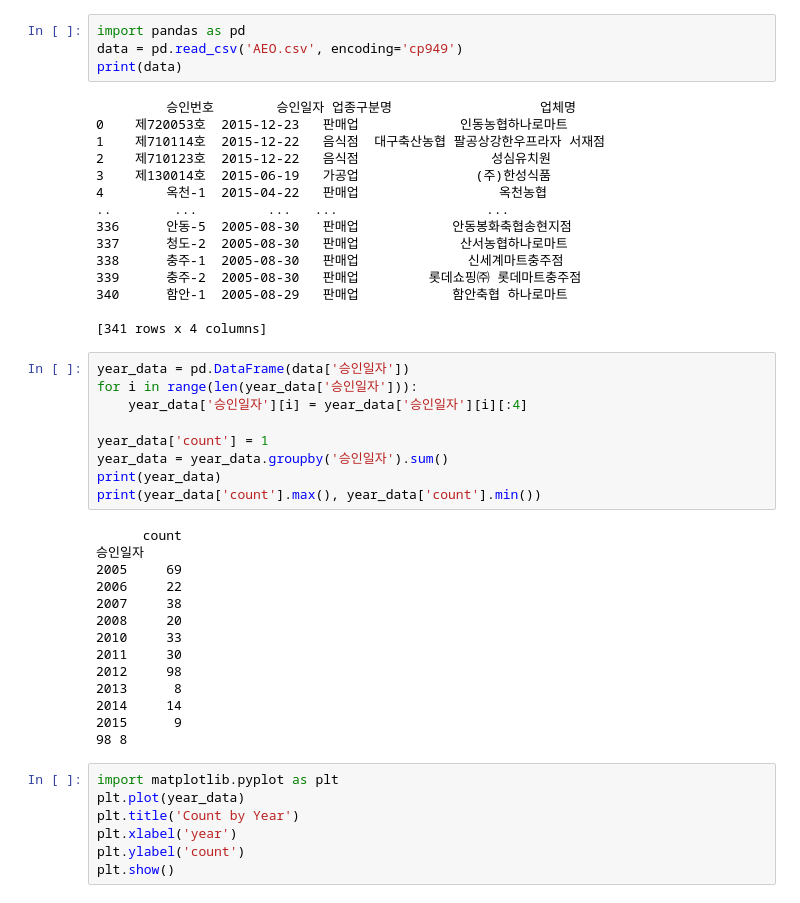
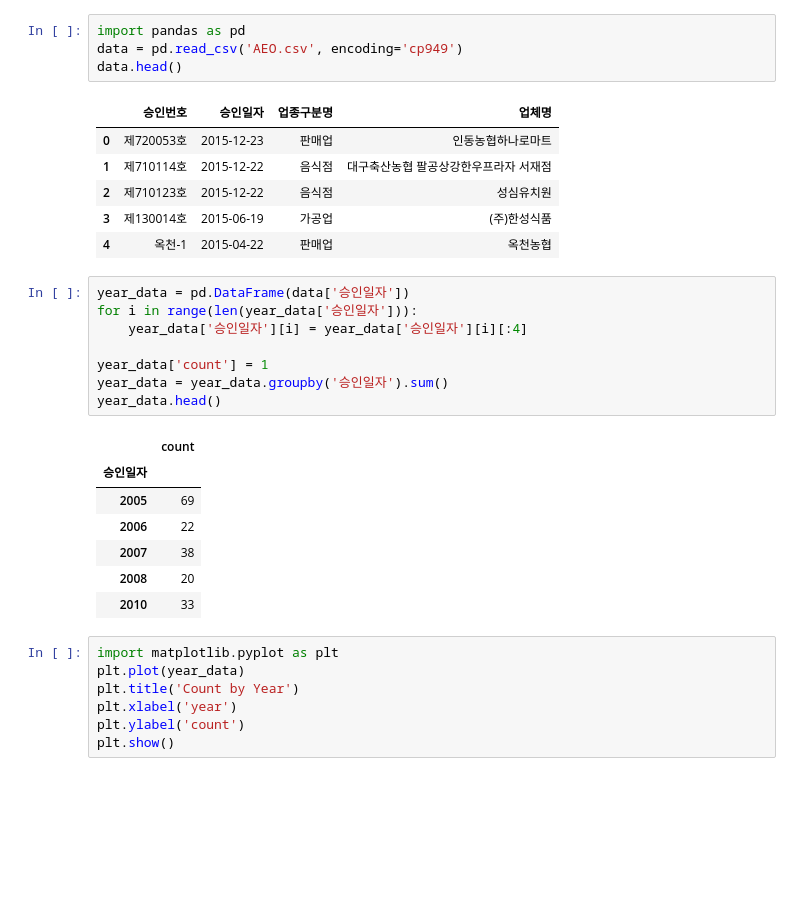
Before and after one commit to minseok-oh/open-data-analysis-python, a Jupyter notebook: Authorized-Economic-Operator/main.ipynb, the cells around one changed output. Saved outputs shown, nothing was run; the diff lists cells and outputs as text; blank space fills up the shorter version.

```diff
--- a/Authorized-Economic-Operator/main.ipynb
+++ b/Authorized-Economic-Operator/main.ipynb
@@ -20,22 +20,14 @@ Requirement already satisfied: six>=1.5 in c:\users\home\anaconda3\lib\site-pack
 # %%
 import pandas as pd
 data = pd.read_csv('AEO.csv', encoding='cp949')
-print(data)
+data.head()
 # %% [output]
-         승인번호        승인일자 업종구분명                   업체명
-0    제720053호  2015-12-23   판매업             인동농협하나로마트
-1    제710114호  2015-12-22   음식점  대구축산농협 팔공상강한우프라자 서재점
-2    제710123호  2015-12-22   음식점                 성심유치원
-3    제130014호  2015-06-19   가공업               (주)한성식품
-4        옥천-1  2015-04-22   판매업                  옥천농협
-..        ...         ...   ...                   ...
-336      안동-5  2005-08-30   판매업            안동봉화축협송현지점
-337      청도-2  2005-08-30   판매업             산서농협하나로마트
-338      충주-1  2005-08-30   판매업              신세계마트충주점
-339      충주-2  2005-08-30   판매업         롯데쇼핑㈜ 롯데마트충주점
-340      함안-1  2005-08-29   판매업            함안축협 하나로마트
-
-[341 rows x 4 columns]
+|  | 승인번호 | 승인일자 | 업종구분명 | 업체명 |
+| 0 | 제720053호 | 2015-12-23 | 판매업 | 인동농협하나로마트 |
+| 1 | 제710114호 | 2015-12-22 | 음식점 | 대구축산농협 팔공상강한우프라자 서재점 |
+| 2 | 제710123호 | 2015-12-22 | 음식점 | 성심유치원 |
+| 3 | 제130014호 | 2015-06-19 | 가공업 | (주)한성식품 |
+| 4 | 옥천-1 | 2015-04-22 | 판매업 | 옥천농협 |
 # %%
 year_data = pd.DataFrame(data['승인일자'])
 for i in range(len(year_data['승인일자'])):
@@ -43,22 +35,15 @@ for i in range(len(year_data['승인일자'])):
 
 year_data['count'] = 1
 year_data = year_data.groupby('승인일자').sum()
-print(year_data)
-print(year_data['count'].max(), year_data['count'].min())
+year_data.head()
 # %% [output]
-      count
-승인일자
-2005     69
-2006     22
-2007     38
-2008     20
-2010     33
-2011     30
-2012     98
-2013      8
-2014     14
-2015      9
-98 8
+|  | count |
+| 승인일자 |  |
+| 2005 | 69 |
+| 2006 | 22 |
+| 2007 | 38 |
+| 2008 | 20 |
+| 2010 | 33 |
 # %%
 import matplotlib.pyplot as plt
 plt.plot(year_data)
```
Also changed, not shown: parts of 2 cells of this notebook, 1 other file.
